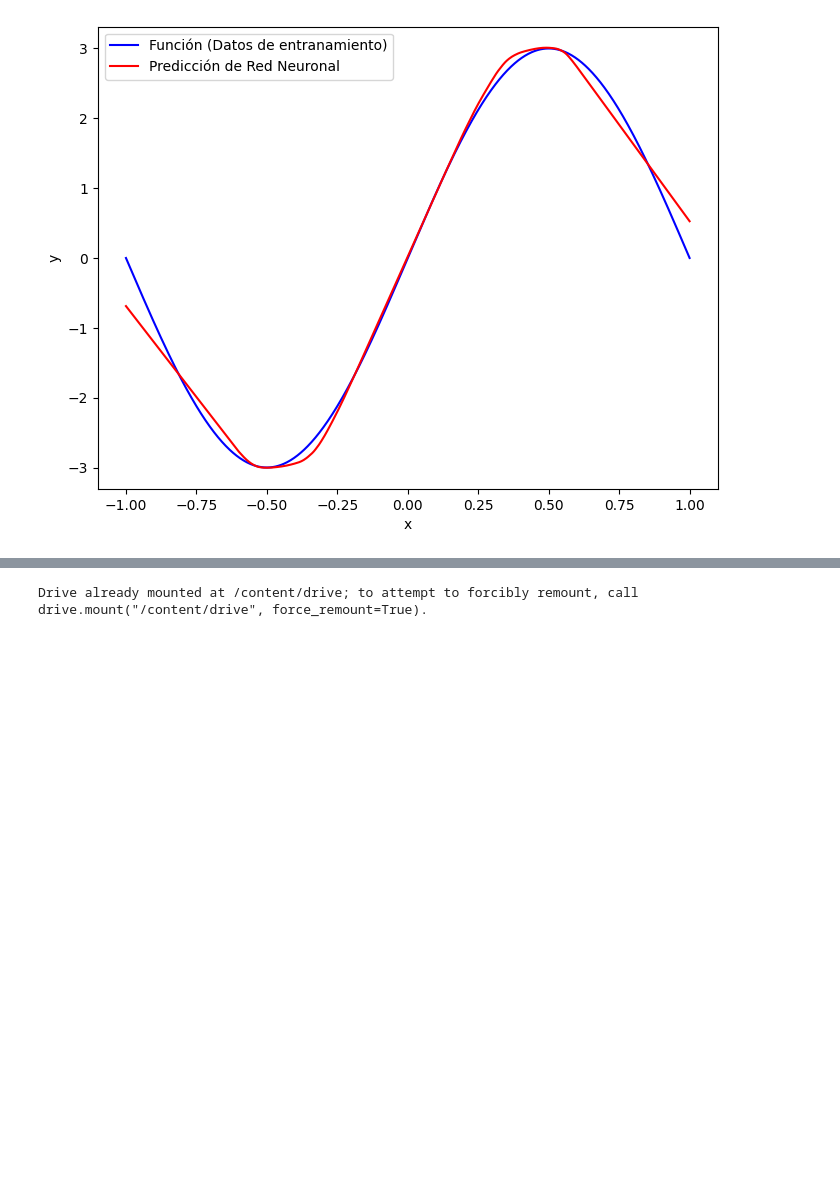
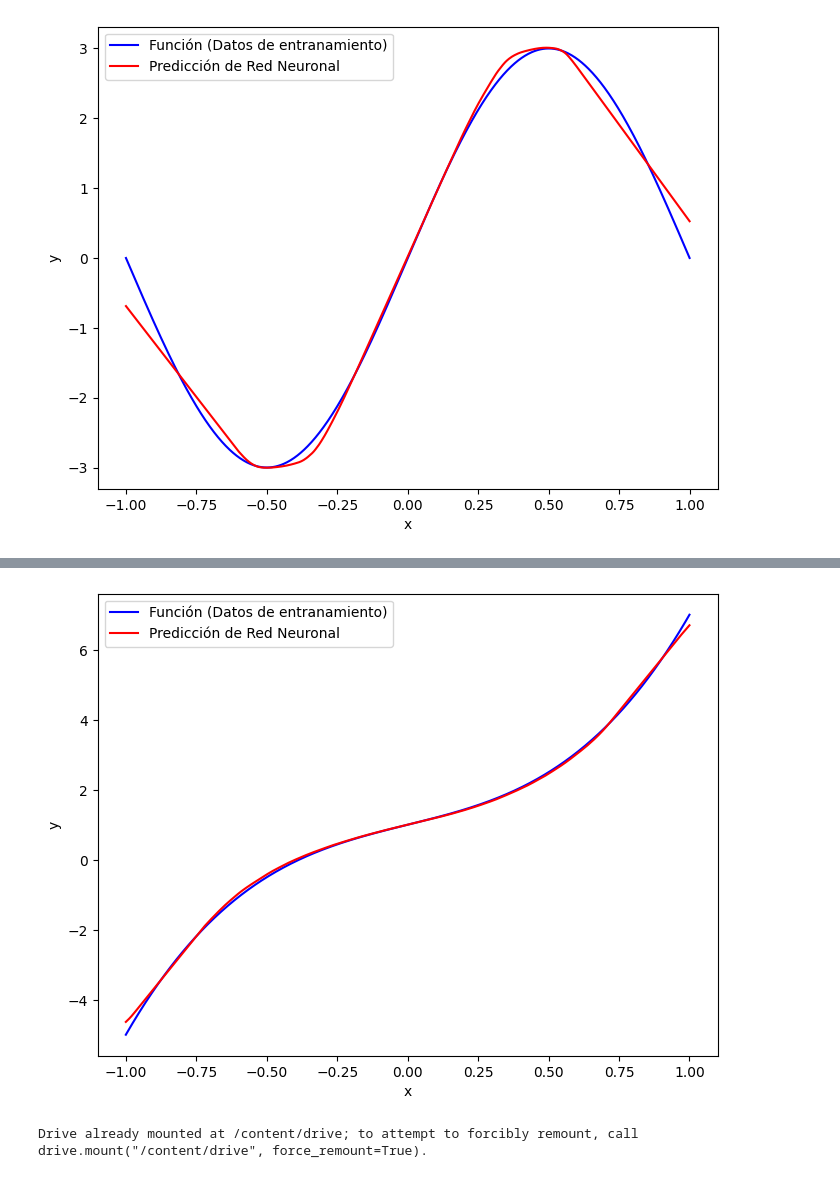
Before and after one commit to HilbertN/Analisis_de_datos_Tareas, a Jupyter notebook: Tarea4_RedesNeuronales.ipynb, the cells around one changed output, grey strips where cells are left out. Saved outputs shown, nothing was run; the diff lists cells and outputs as text; code cells hidden in the pictures; blank space fills up the shorter version.

Commit message:
En el ejercicio 1(b), realizamos prácticamente lo mismo que en el 1(a), la única diferencia es la función y el número de epochs

```diff
--- a/Tarea4_RedesNeuronales.ipynb
+++ b/Tarea4_RedesNeuronales.ipynb
@@ -82,3 +65,24 @@ plt.show()
 # %% [output]
 32/32 [==============================] - 0s 2ms/step
 [figure]
+# %%
+#Ejercicio 1(b):
+#Vamos a proponer los siguientes arreglos como conjuntos de entranmiento y de prueba
+
+x_train = np.linspace(-1, 1, 1000).reshape(-1, 1)
+y_train = 1+2*x_train+4*np.power(x_train,3.)
+
+#Eliminamos elementos repetidos entre el conjunto de entrenamiento y de prueba
+v=np.linspace(-1, 1, 100)
+cond=np.isin(np.linspace(-1, 1, 100),np.linspace(-1, 1, 1000))
+v=v[np.where(~cond)]
+# %%
+model = Sequential()
+model.add(Dense(300, activation='relu', input_shape=(1,)))
+model.add(Dropout(0.2))
+model.add(Dense(300, activation='relu'))
+model.add(Dense(1))
+
+model.compile(loss='mean_squared_error', optimizer=SGD(learning_rate=0.01), metrics=['mse'])
+# %%
+history = model.fit(x_train, y_train, batch_size=30, epochs=50, verbose=1, validation_data=(x_test, y_test))
@@ -84,0 +107,12 @@ plt.show()
+# %%
+x_pred = np.linspace(-1, 1, 1000).reshape(-1, 1)
+y_pred = model.predict(x_pred)
+
+plt.figure(figsize=(8, 6))
+plt.plot(x_train, y_train, color='blue', label='Función (Datos de entranamiento)')
+plt.plot(x_pred, y_pred, color='red', label='Predicción de Red Neuronal')
+plt.xlabel('x')
+plt.ylabel('y')
+plt.legend()
+plt.show()
+# %% [output]
@@ -85,3 +120,4 @@ plt.show()
+[figure, added]
 # %%
 #Ejercicio dos: Identificar enfermedades en plantas
 # %%
```
Also changed, not shown: parts of 4 cells of this notebook.
